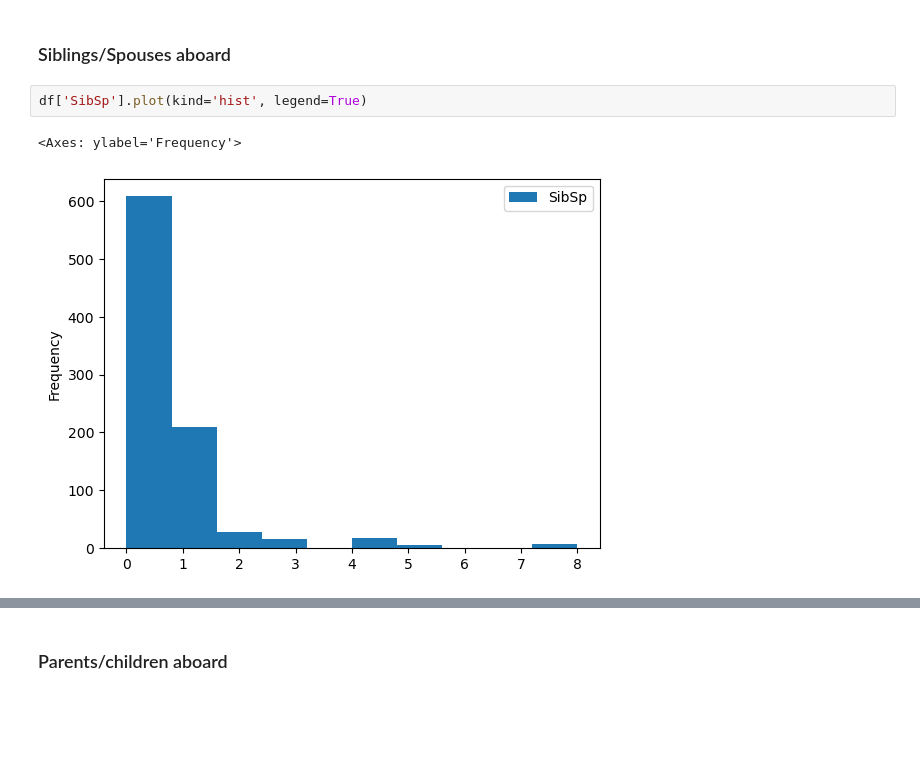
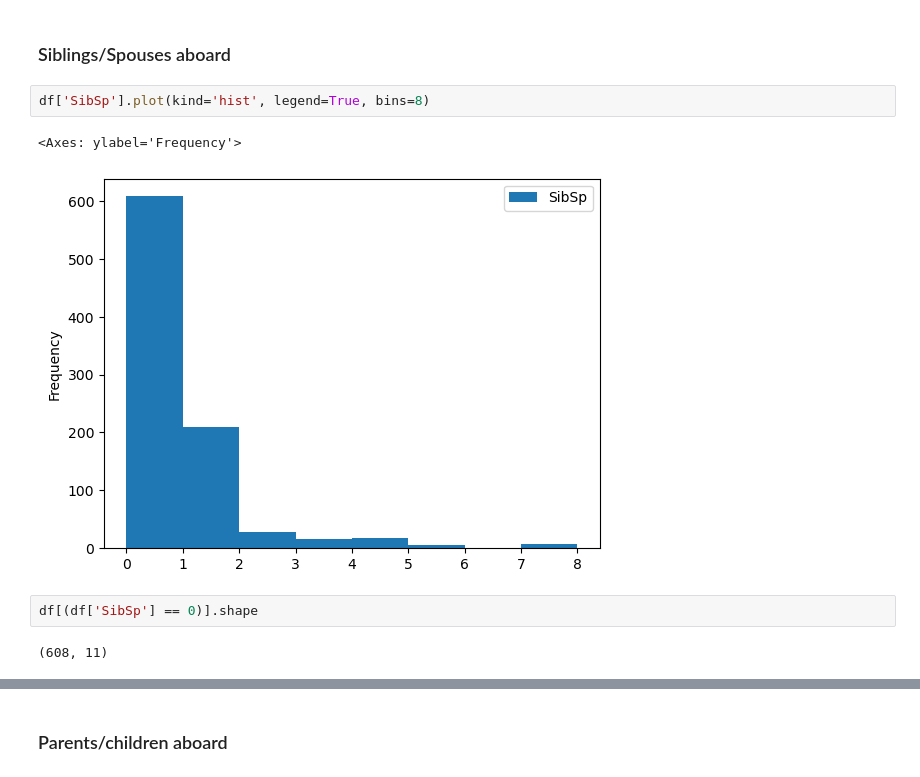
Before and after one commit to RafaelTakata0105/Data-analytics, a Jupyter notebook: notebooks/titanic.ipynb, the cells around one changed output, grey strips where cells are left out. Drawn from its saved outputs; the diff is of its cells as text; blank space fills up the shorter version.

```diff
--- a/notebooks/titanic.ipynb
+++ b/notebooks/titanic.ipynb
@@ -53,7 +57,11 @@ df['Age'].plot(kind='hist', edgecolor = "WHITE")
 # %% [markdown]
 ### Siblings/Spouses aboard
 # %%
-df['SibSp'].plot(kind='hist', legend=True)
+df['SibSp'].plot(kind='hist', legend=True, bins=8)
 # %% [output]
 <Axes: ylabel='Frequency'>
-[figure, old version]
+[figure, new version]
+# %%
+df[(df['SibSp'] == 0)].shape
+# %% [output]
+(608, 11)
```
Also changed, not shown: parts of 9 cells of this notebook.
